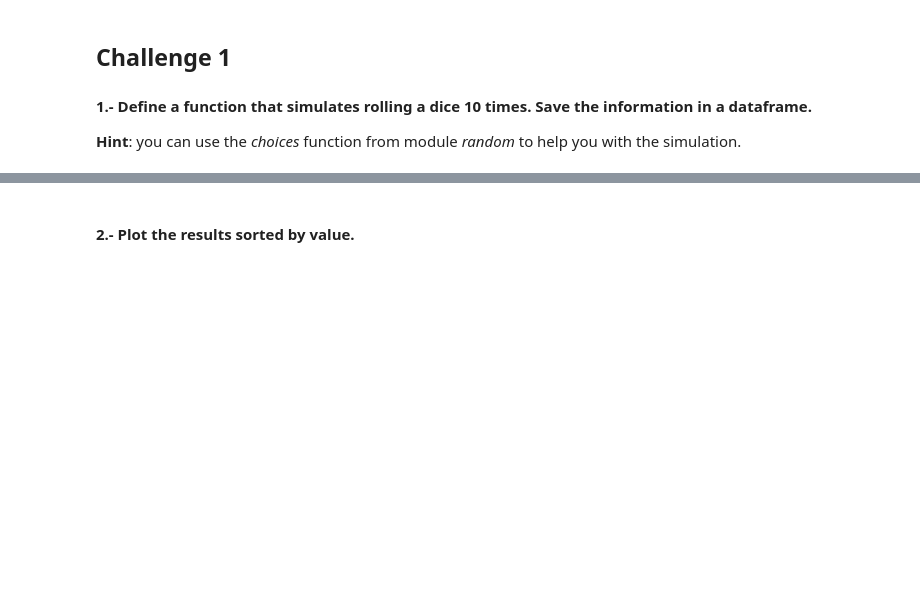
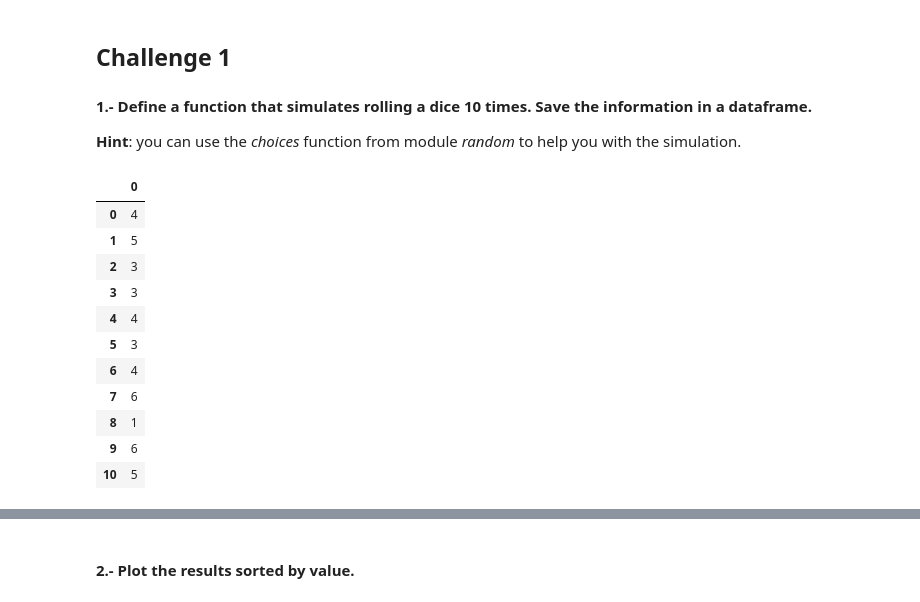
Before and after one commit to Shinan-tech/data-pt-ber-08-20, a Jupyter notebook: Labs/module-2_labs/01_statistics/03_lab-descriptive-stats/your-code/main.ipynb, the cells around one changed output, grey strips where cells are left out. Saved outputs shown, nothing was run; the diff lists cells and outputs as text; code cells hidden in the pictures; blank space fills up the shorter version.

```diff
--- a/Labs/module-2_labs/01_statistics/03_lab-descriptive-stats/your-code/main.ipynb
+++ b/Labs/module-2_labs/01_statistics/03_lab-descriptive-stats/your-code/main.ipynb
@@ -13,9 +13,25 @@ import random
 # %%
 # your code here
 def roll_dice():
     list_dice = []
     for i in range (11):
         sample_space = [1, 2, 3, 4, 5, 6]
         outcome = random.choices(sample_space)
         list_dice.append(outcome)
-        df_dice = pd.DataFrame(list_dice).reset_index
+        df_dice = pd.DataFrame(list_dice)
+    return df_dice
+rolls = roll_dice()
+rolls
+# %% [output]
+|  | 0 |
+| 0 | 4 |
+| 1 | 5 |
+| 2 | 3 |
+| 3 | 3 |
+| 4 | 4 |
+| 5 | 3 |
+| 6 | 4 |
+| 7 | 6 |
+| 8 | 1 |
+| 9 | 6 |
+| 10 | 5 |
```
Also changed, not shown: parts of 2 cells of this notebook, 2 other files.
